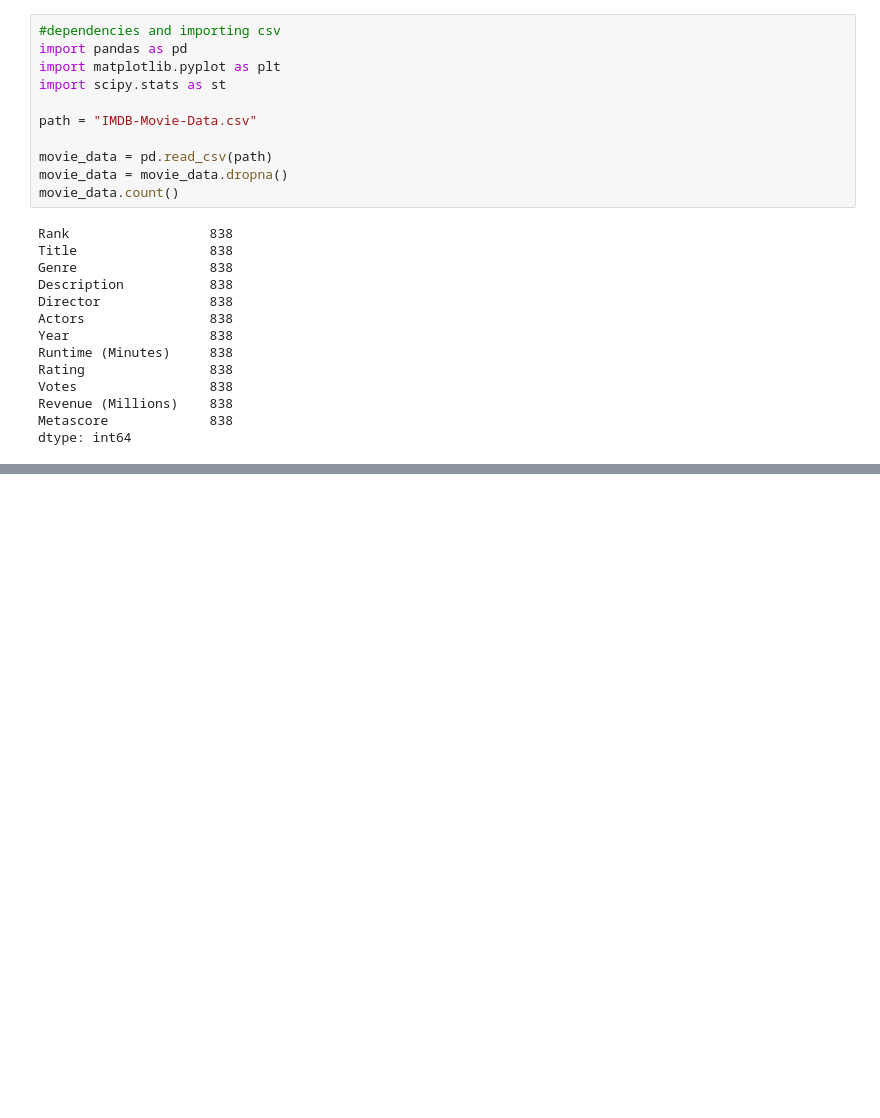
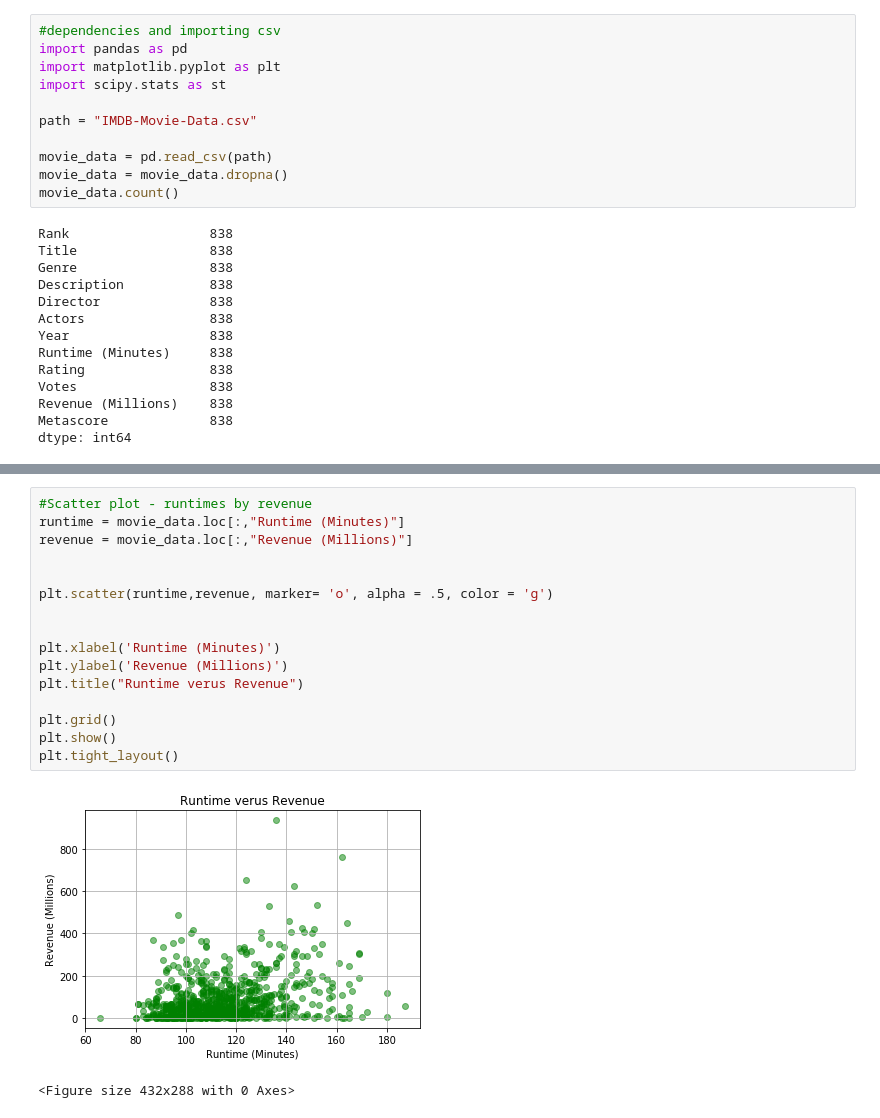
Before and after one commit to Abno-Distro-Group/project_1, a Jupyter notebook: chart_tests.ipynb, the cells around one changed output, grey strips where cells are left out. Drawn from its saved outputs; the diff is of its cells as text; blank space fills up the shorter version.

```diff
--- a/chart_tests.ipynb
+++ b/chart_tests.ipynb
@@ -69,2 +95,21 @@ plt.tight_layout()
 <Figure size 432x288 with 0 Axes>
+# %%
+#Scatter plot - runtimes by revenue
+runtime = movie_data.loc[:,"Runtime (Minutes)"]
+revenue = movie_data.loc[:,"Revenue (Millions)"]
+
+
+plt.scatter(runtime,revenue, marker= 'o', alpha = .5, color = 'g')
+
+
+plt.xlabel('Runtime (Minutes)')
+plt.ylabel('Revenue (Millions)')
+plt.title("Runtime verus Revenue")
+
+plt.grid()
+plt.show()
+plt.tight_layout()
+# %% [output]
+[figure, added]
+<Figure size 432x288 with 0 Axes>
 # %%
```
Also changed, not shown: parts of 4 cells of this notebook.
